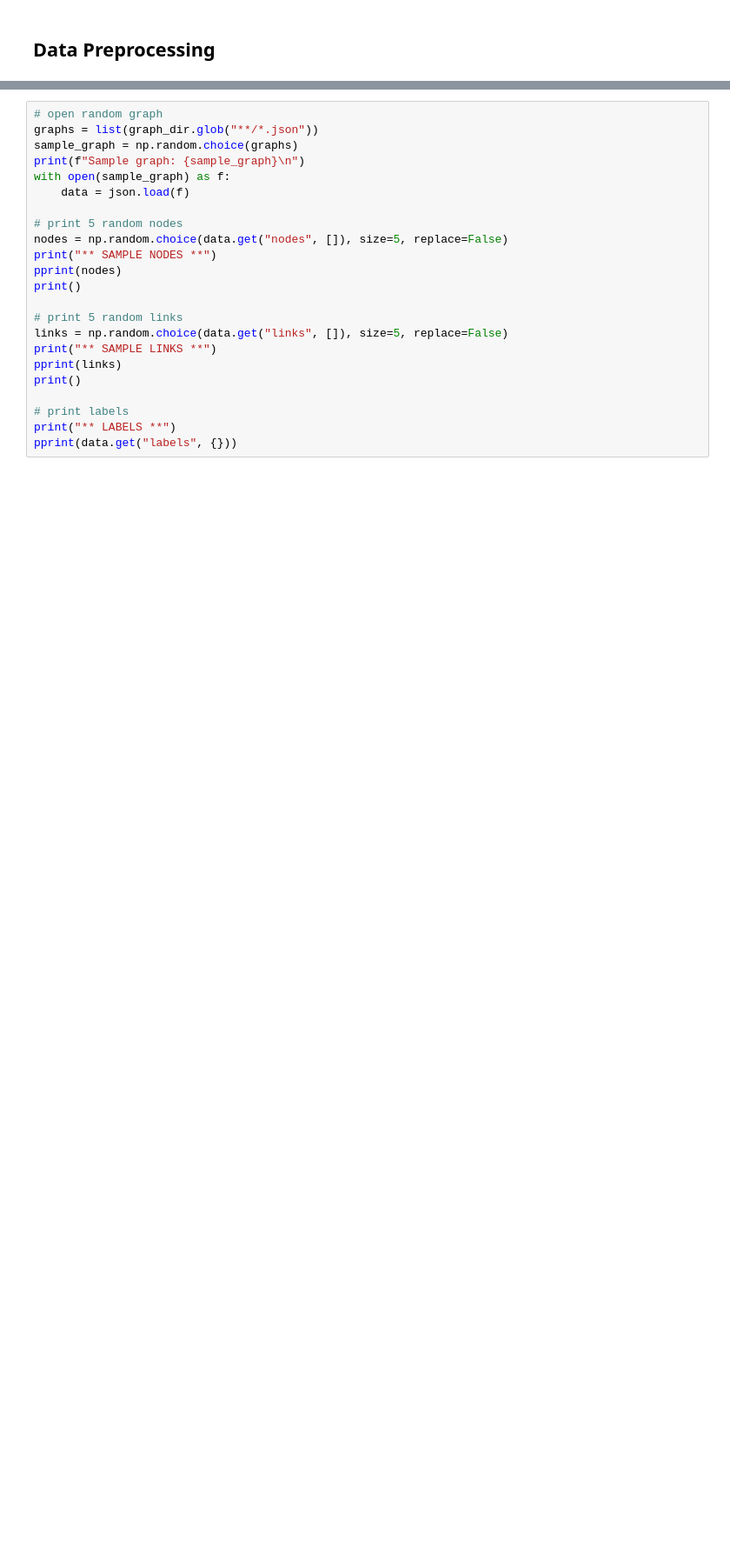
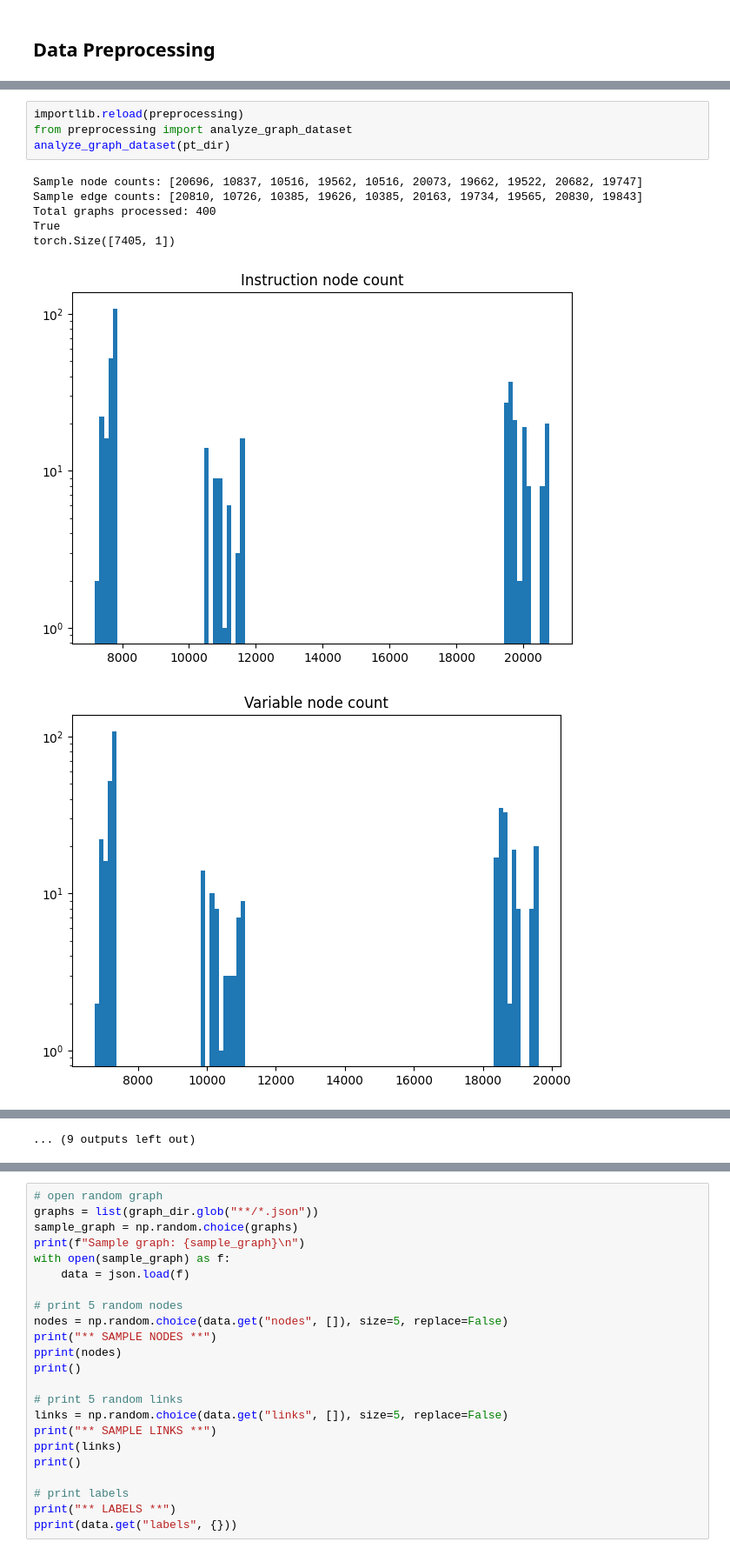
Before and after one commit to brios-polimi/LL-hls4ml, a Jupyter notebook: main.ipynb, the cells around one changed output, grey strips where cells are left out. Shown at 87% size. Saved outputs shown, nothing was run; the diff lists cells and outputs as text; blank space fills up the shorter version.

```diff
--- a/main.ipynb
+++ b/main.ipynb
@@ -55,0 +57,12 @@ create_graph_tensors(graph_dir, pt_dir, vocab=vocab)
+# %%
+importlib.reload(preprocessing)
+from preprocessing import analyze_graph_dataset
+analyze_graph_dataset(pt_dir)
+# %% [output]
+Sample node counts: [20696, 10837, 10516, 19562, 10516, 20073, 19662, 19522, 20682, 19747]
+Sample edge counts: [20810, 10726, 10385, 19626, 10385, 20163, 19734, 19565, 20830, 19843]
+Total graphs processed: 400
+True
+torch.Size([7405, 1])
+[figure, added]
+[figure, added]
@@ -56 +78,2 @@ create_graph_tensors(graph_dir, pt_dir, vocab=vocab)
+... (9 outputs left out)
 # %%
```
Also changed, not shown: parts of 15 cells of this notebook, 2 other files.
